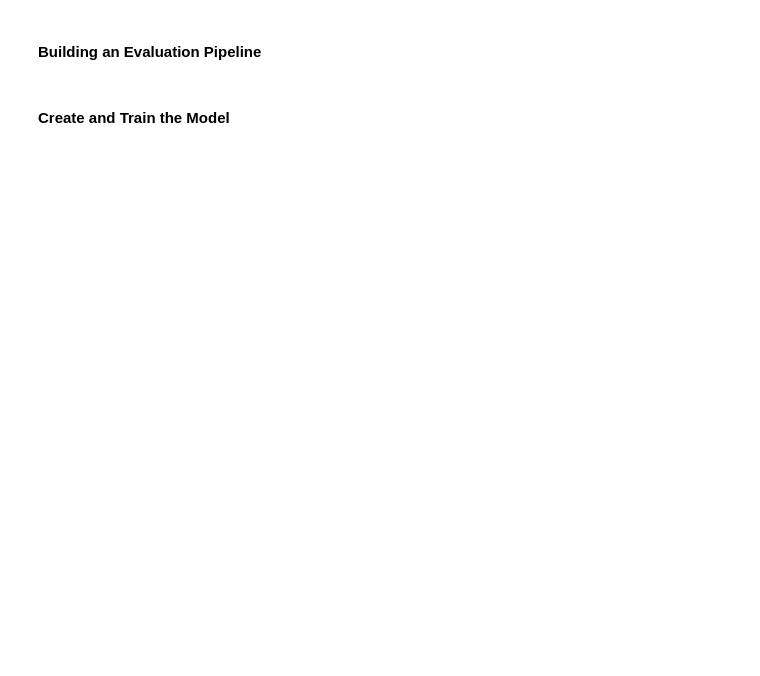
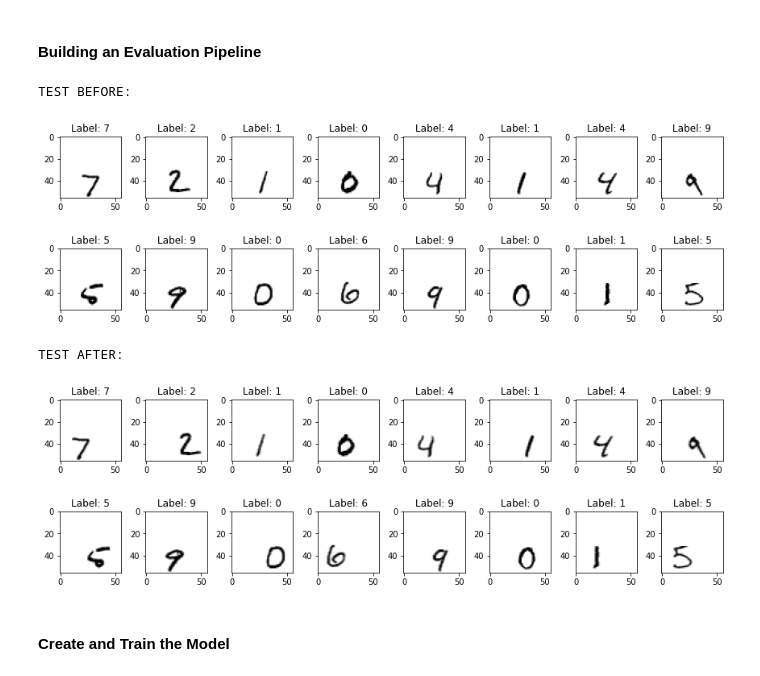
Before and after one commit to mmihevc/CS510, a Jupyter notebook: HW3/tasks/task_three.ipynb, the cells around one changed output. Cells and saved outputs as stored; diff of their text form; code cells hidden in the pictures; blank space fills up the shorter version.

```diff
--- a/HW3/tasks/task_three.ipynb
+++ b/HW3/tasks/task_three.ipynb
@@ -85,6 +94,12 @@ ds_train = resizeAndShiftHorizontal(0.25, train_images, train_labels, "TRAIN")
 #### Building an Evaluation Pipeline
 # %%
 ds_test = resizeAndShiftHorizontal(0.25, test_images, test_labels, "TEST")
+ds_test = ds_test.reshape(-1, 56, 56, 1)
+# %% [output]
+TEST BEFORE:
+[figure, added]
+TEST AFTER:
+[figure, added]
 # %% [markdown]
 #### Create and Train the Model
 # %%
```
Also changed, not shown: parts of 4 cells of this notebook, 5 other files.
